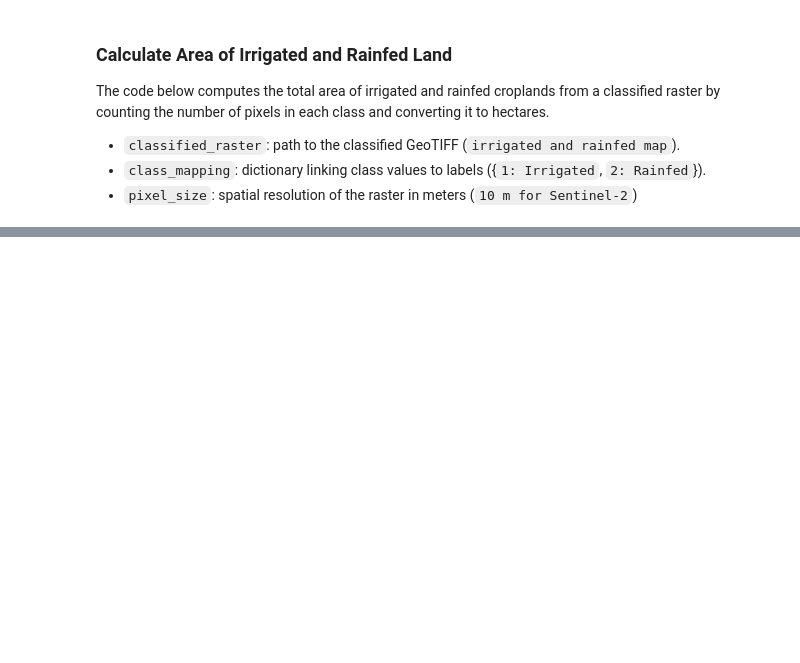
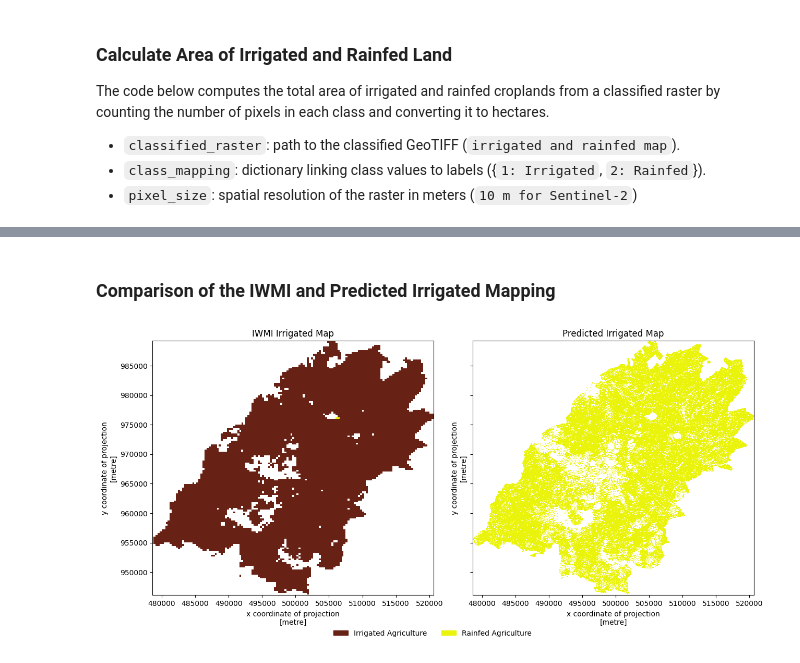
Before and after one commit to nanaboamah89/DIWASA_Training, a Jupyter notebook: Training_2/Irrigation_Area_Mapping/Adea_LULC_Classification_and_Crop_Mapping.ipynb, the cells around one changed output, grey strips where cells are left out. Drawn from its saved outputs; the diff is of its cells as text; code cells hidden in the pictures; blank space fills up the shorter version.

```diff
--- a/Training_2/Irrigation_Area_Mapping/Adea_LULC_Classification_and_Crop_Mapping.ipynb
+++ b/Training_2/Irrigation_Area_Mapping/Adea_LULC_Classification_and_Crop_Mapping.ipynb
@@ -607,0 +496,25 @@ Irrigated  3285.10     4.51    0.9119      0.8798     0.9429       0.8403
+# %% [markdown]
+### Comparison of the IWMI and Predicted Irrigated Mapping
+# %%
+class_info_pred = {
+    1: ("Irrigated Agriculture", "#682215"),
+    2: ("Rainfed Agriculture", "#eaf30c"),
+}
+
+class_info_iwmi = {
+    0: ("Irrigated Agriculture", "#682215"),
+    1: ("Rainfed Agriculture", "#eaf30c"),
+}
+
+out = compare_map(
+    other_map_path_or_url=f"{irrigated_rainfed}.tif",
+    aoi_path=roi_path,
+    iwmi_url_or_path=None,  # auto-pick first IWMI raster from S3
+    resampling_for_align="nearest",
+    class_info_pred=class_info_pred,
+    class_info_iwmi=class_info_iwmi,
+    title_iwmi="IWMI Irrigated Map",
+    title_pred="Predicted Irrigated Map",
+)
+# %% [output]
+[figure, added]
```
Also changed, not shown: parts of 13 cells of this notebook, 3 other files.
